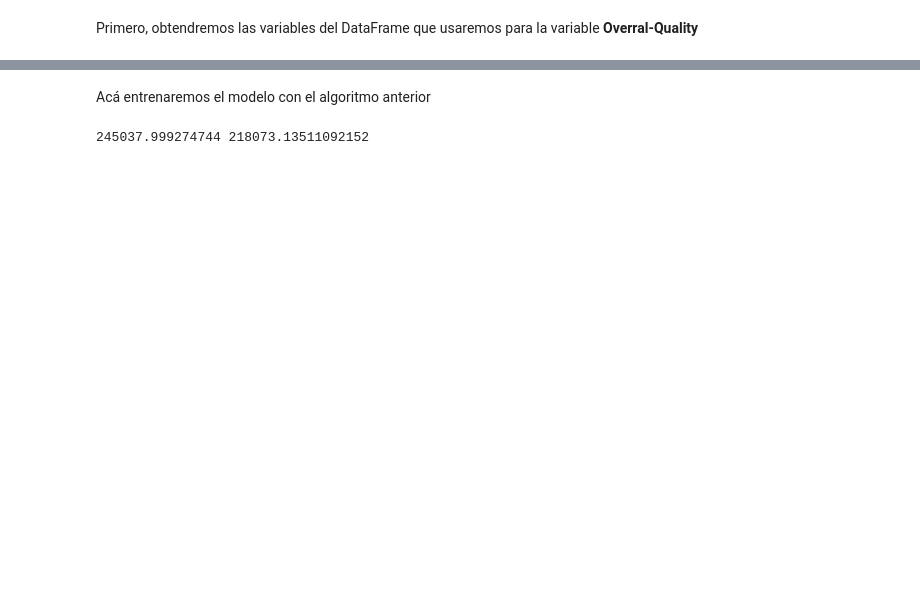
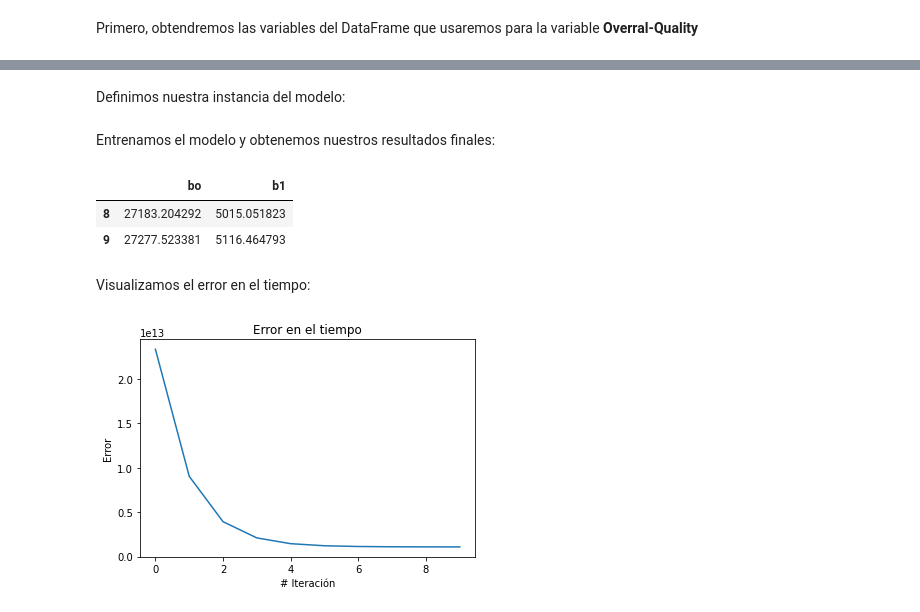
Before and after one commit to cristez/Proyecto1_Regresi-n_lineal_Python, a Jupyter notebook: Proyecto 1.ipynb, the cells around one changed output, grey strips where cells are left out. Saved outputs shown, nothing was run; the diff lists cells and outputs as text; code cells hidden in the pictures; blank space fills up the shorter version.

Commit message:
Versión 4:  Modelo de entrenamiento terminado y realizado con programación orientada a objetos. Los gráficos del modelo fueron creados. Los 2 modelos lineales entrenados.

```diff
--- a/Proyecto 1.ipynb
+++ b/Proyecto 1.ipynb
@@ -178,5 +275,4 @@ A *x* le agregaré una columna con 1's.
 # %%
-y=np.array(data_train['Sale Price'])
-x=data_train['Overall-Quality']
-x= np.array([data_train['Overall-Quality'],np.ones(len(x))])
+y_train_sales=np.array(data_train['Sale Price'])
+x_train_overrall_quality= np.array([data_train['Overall-Quality']])
 # %% [output]
@@ -204,10 +280,20 @@ def descenso_gradiente(X,y,beta,alpha,num_iters):
-# %% [markdown]
-Acá entrenaremos el modelo con el algoritmo anterior
-# %%
-alpha = 0.15
-beta = 25
-epoch=1
-b0,b1=descenso_gradiente(x,y,beta,alpha,epoch)
-print(b0[0].sum(),b0[1].sum())
-# %% [output]
-245037.999274744 218073.13511092152
+# %% [markdown]
+Definimos nuestra instancia del modelo:
+# %%
+reg1 = MyRegresionModel(alpha=0.01, epochs=10)
+# %% [markdown]
+Entrenamos el modelo y obtenemos nuestros resultados finales:
+# %%
+modelo = reg1.fit(x_train_overrall_quality,y_train_sales)
+betasFinales = pd.DataFrame(modelo, columns =["bo", "b1"])
+betasFinales.tail(2)   #Las últimas dos interaciones nos dan la respuesta final para nuestro modelo.
+# %% [output]
+|  | bo | b1 |
+| 8 | 27183.204292 | 5015.051823 |
+| 9 | 27277.523381 | 5116.464793 |
+# %% [markdown]
+Visualizamos el error en el tiempo:
+# %%
+reg1.visualizar_error()
+# %% [output]
+[figure, added]
```
Also changed, not shown: parts of 36 cells of this notebook.
